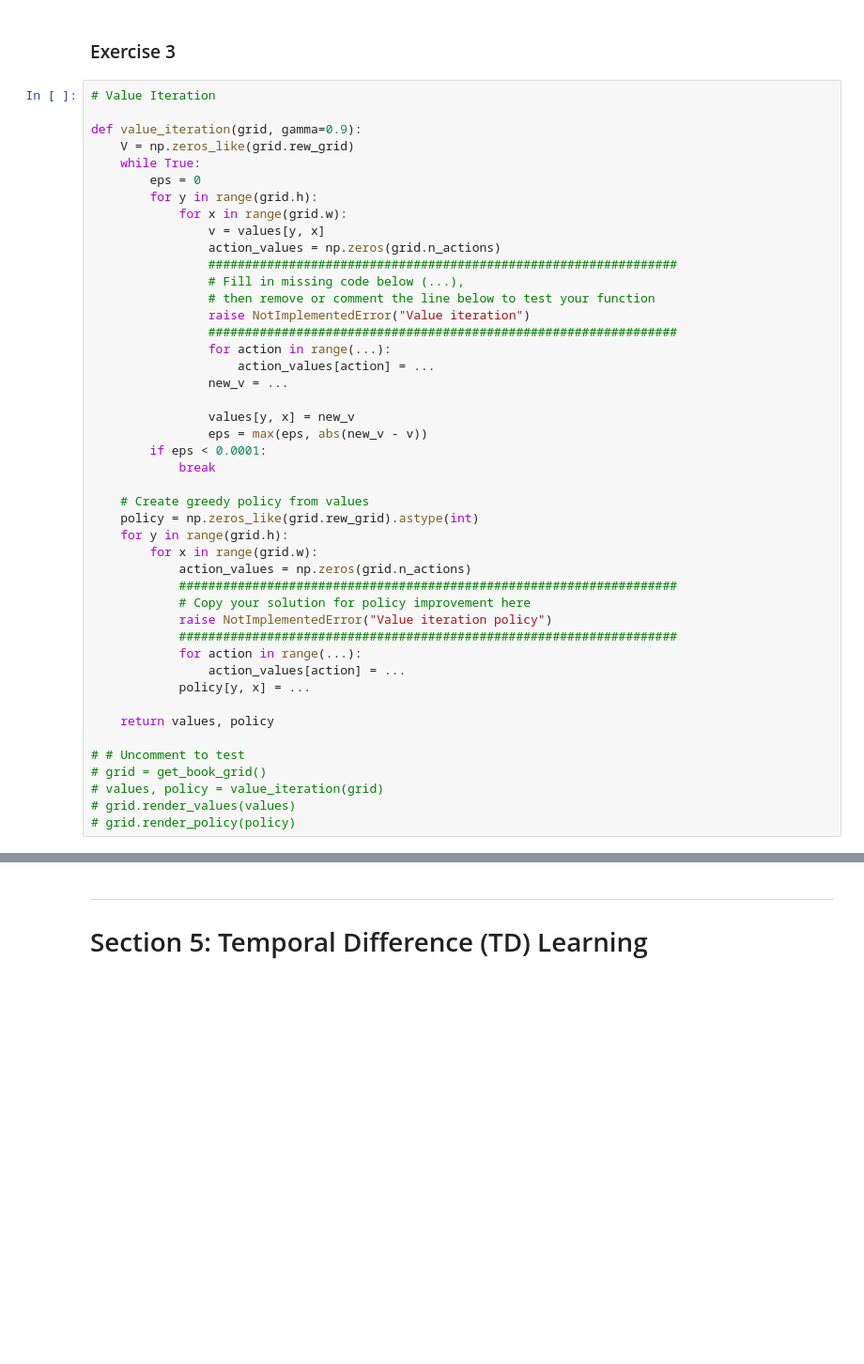
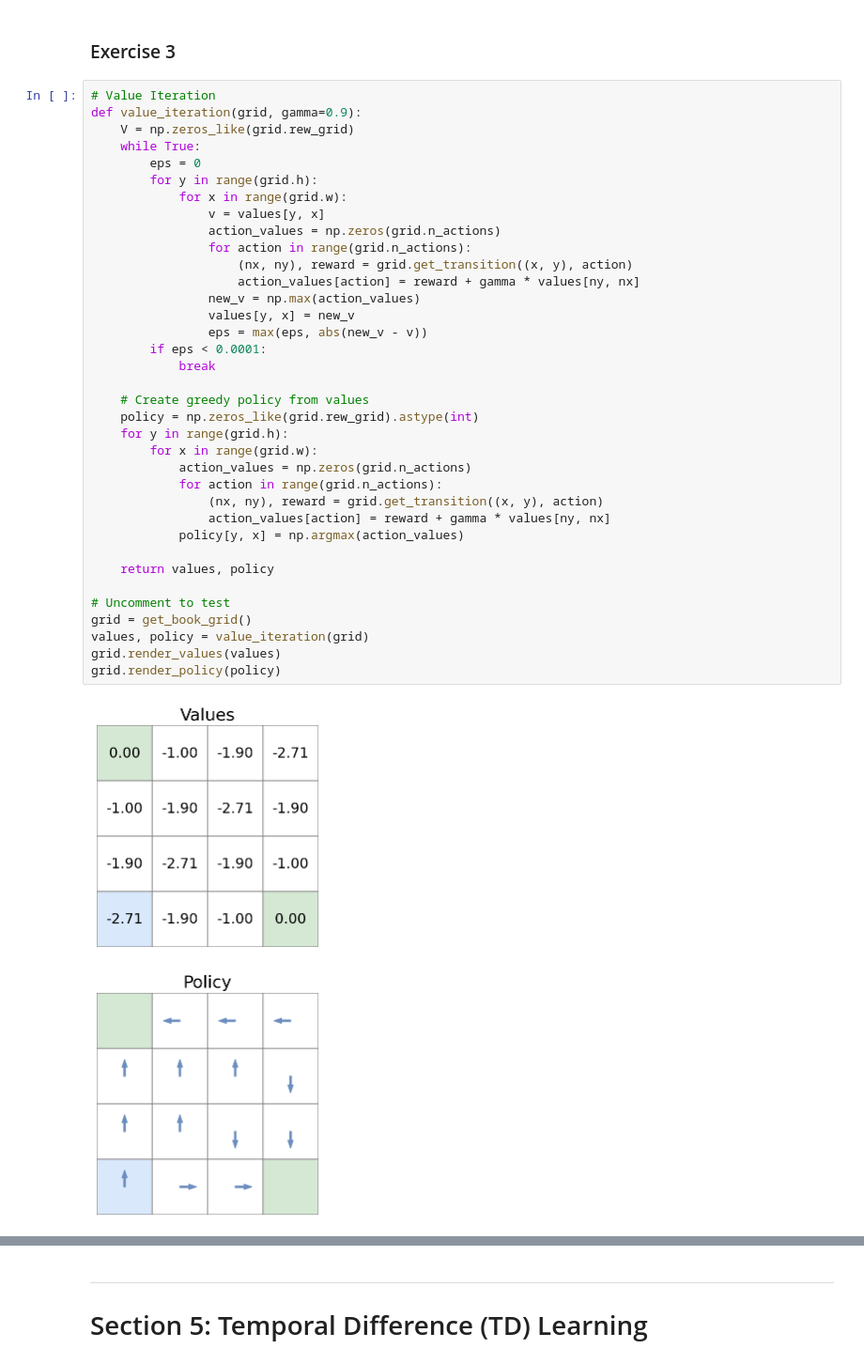
Before and after one commit to spatank/CIS-522, a Jupyter notebook: Tutorials/W11_Tutorial1_SPP.ipynb, the cells around one changed output, grey strips where cells are left out. Shown at 94% size. Cells and saved outputs as stored; diff of their text form; blank space fills up the shorter version.

```diff
--- a/Tutorials/W11_Tutorial1_SPP.ipynb
+++ b/Tutorials/W11_Tutorial1_SPP.ipynb
@@ -599,49 +636,43 @@ Now it's your turn to implement the value iteration algorithm. You need to fill
 ### Exercise 3
 # %%
 # Value Iteration
-
 def value_iteration(grid, gamma=0.9):
     V = np.zeros_like(grid.rew_grid)
     while True:
         eps = 0
         for y in range(grid.h):
             for x in range(grid.w):
                 v = values[y, x]
                 action_values = np.zeros(grid.n_actions)
-                ################################################################
-                # Fill in missing code below (...),
-                # then remove or comment the line below to test your function
-                raise NotImplementedError("Value iteration")
-                ################################################################
-                for action in range(...):
-                    action_values[action] = ...
-                new_v = ...
-
+                for action in range(grid.n_actions):
+                    (nx, ny), reward = grid.get_transition((x, y), action)
+                    action_values[action] = reward + gamma * values[ny, nx]
+                new_v = np.max(action_values)
                 values[y, x] = new_v
                 eps = max(eps, abs(new_v - v))
         if eps < 0.0001:
             break
 
     # Create greedy policy from values
     policy = np.zeros_like(grid.rew_grid).astype(int)
     for y in range(grid.h):
         for x in range(grid.w):
             action_values = np.zeros(grid.n_actions)
-            ####################################################################
-            # Copy your solution for policy improvement here
-            raise NotImplementedError("Value iteration policy")
-            ####################################################################
-            for action in range(...):
-                action_values[action] = ...
-            policy[y, x] = ...
+            for action in range(grid.n_actions):
+                (nx, ny), reward = grid.get_transition((x, y), action)
+                action_values[action] = reward + gamma * values[ny, nx]
+            policy[y, x] = np.argmax(action_values)
 
     return values, policy
 
-# # Uncomment to test
-# grid = get_book_grid()
-# values, policy = value_iteration(grid)
-# grid.render_values(values)
-# grid.render_policy(policy)
+# Uncomment to test
+grid = get_book_grid()
+values, policy = value_iteration(grid)
+grid.render_values(values)
+grid.render_policy(policy)
+# %% [output]
+[figure, added]
+[figure, added]
 # %% [markdown]
 [*Click for solution*](https://github.com/CIS-522/course-content/blob/main/tutorials/W11_DeepRL/solutions/W11_Tutorial1_Solution_Ex03.py)
 
```
Also changed, not shown: parts of 27 cells of this notebook.
